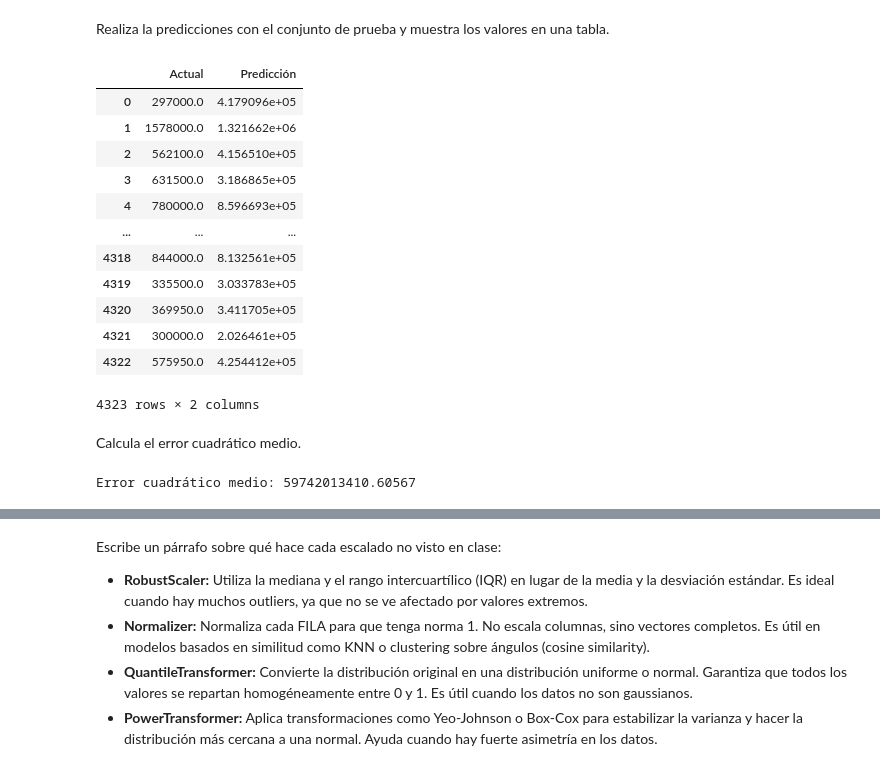
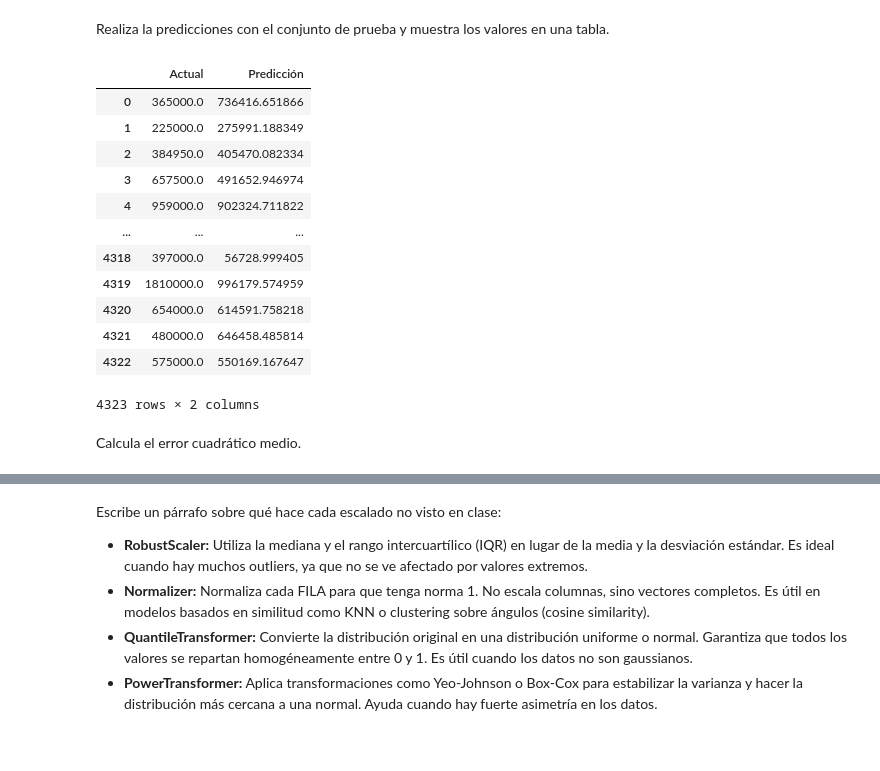
Before and after one commit to mar-valeria/Aprendizaje-automatico, a Jupyter notebook: Mi-segundo-modelo-Plantilla/01-Mi-segundo-modelo-Plantilla.ipynb, the cells around one changed output, grey strips where cells are left out. Saved outputs shown, nothing was run; the diff lists cells and outputs as text; code cells hidden in the pictures.

```diff
--- a/Mi-segundo-modelo-Plantilla/01-Mi-segundo-modelo-Plantilla.ipynb
+++ b/Mi-segundo-modelo-Plantilla/01-Mi-segundo-modelo-Plantilla.ipynb
@@ -165,9 +153,9 @@ Escalado PowerTransformer:
 Separa las características y las etiquetas y mostrar la dimensión de cada elemento.
 # %%
 # Dividir el conjunto de datos en características y etiquetas
-features = ['bedrooms','bathrooms','sqft_living','sqft_lot','floors']
+features = ['bedrooms', 'bathrooms', 'sqft_living', 'sqft_lot', 'floors']
 X = df.loc[:, features]
-y = df.loc[:, ['price']]
+y = df['price']
 # %% [markdown]
 ---
 ## <font color='264CC7'> Conjunto de entrenamiento y prueba </font>
@@ -217,3 +186,39 @@ Intercepto: 71231.97246657778
+# %%
+resultados = []
+
+for nombre, scaler in scalers.items():
+    # Escalado de X_train y X_test
+    if scaler is None:
+        # Sin escalado
+        X_train_scaled = X_train.copy()
+        X_test_scaled = X_test.copy()
+    elif scaler == 'max':
+        # Normalización por el máximo
+        max_vals = X_train.max()
+        X_train_scaled = X_train / max_vals
+        X_test_scaled = X_test / max_vals
+    else:
+        # Escaladores de sklearn: ajustar en train y transformar train/test
+        scaler.fit(X_train)
+        X_train_scaled = scaler.transform(X_train)
+        X_test_scaled = scaler.transform(X_test)
+
+    # ---- Modelo de regresión lineal ----
+    modelo = LinearRegression()
+    modelo.fit(X_train_scaled, y_train)
+
+    # Predicciones
+    y_pred = modelo.predict(X_test_scaled)
+
+    # Métricas
+    mse = mean_squared_error(y_test, y_pred)
+    r2 = r2_score(y_test, y_pred)
+
+    resultados.append({
+        'Escalado': nombre,
+        'MSE': mse,
+        'R2': r2
+    })
 # %% [markdown]
 ---
 ## <font color='264CC7'> Evaluación </font>
@@ -221,33 +226,27 @@ Intercepto: 71231.97246657778
 Realiza la predicciones con el conjunto de prueba y muestra los valores en una tabla.
 # %%
 # Predicciones del modelo
-y_pred = modelo.predict(X_test)
+y_pred = modelo.predict(X_test_scaled)
 
 # Comparar las predicciones con los datos de prueba
 df_predicciones = pd.DataFrame({
     'Actual': y_test.values.flatten(),
     'Predicción': y_pred.flatten()
 })
 display(df_predicciones)
 # %% [output]
 |  | Actual | Predicción |
-| 0 | 297000.0 | 4.179096e+05 |
-| 1 | 1578000.0 | 1.321662e+06 |
-| 2 | 562100.0 | 4.156510e+05 |
-| 3 | 631500.0 | 3.186865e+05 |
-| 4 | 780000.0 | 8.596693e+05 |
+| 0 | 365000.0 | 736416.651866 |
+| 1 | 225000.0 | 275991.188349 |
+| 2 | 384950.0 | 405470.082334 |
+| 3 | 657500.0 | 491652.946974 |
+| 4 | 959000.0 | 902324.711822 |
 | ... | ... | ... |
-| 4318 | 844000.0 | 8.132561e+05 |
-| 4319 | 335500.0 | 3.033783e+05 |
-| 4320 | 369950.0 | 3.411705e+05 |
-| 4321 | 300000.0 | 2.026461e+05 |
-| 4322 | 575950.0 | 4.254412e+05 |
+| 4318 | 397000.0 | 56728.999405 |
+| 4319 | 1810000.0 | 996179.574959 |
+| 4320 | 654000.0 | 614591.758218 |
+| 4321 | 480000.0 | 646458.485814 |
+| 4322 | 575000.0 | 550169.167647 |
 4323 rows × 2 columns
 # %% [markdown]
 Calcula el error cuadrático medio.
-# %%
-# Métricas de evaluación
-mse_scaled = mean_squared_error(y_test, y_pred_scaled)
-print('Error cuadrático medio:', mse_scaled)
-# %% [output]
-Error cuadrático medio: 59742013410.60567
```
Also changed, not shown: parts of 7 cells of this notebook.
